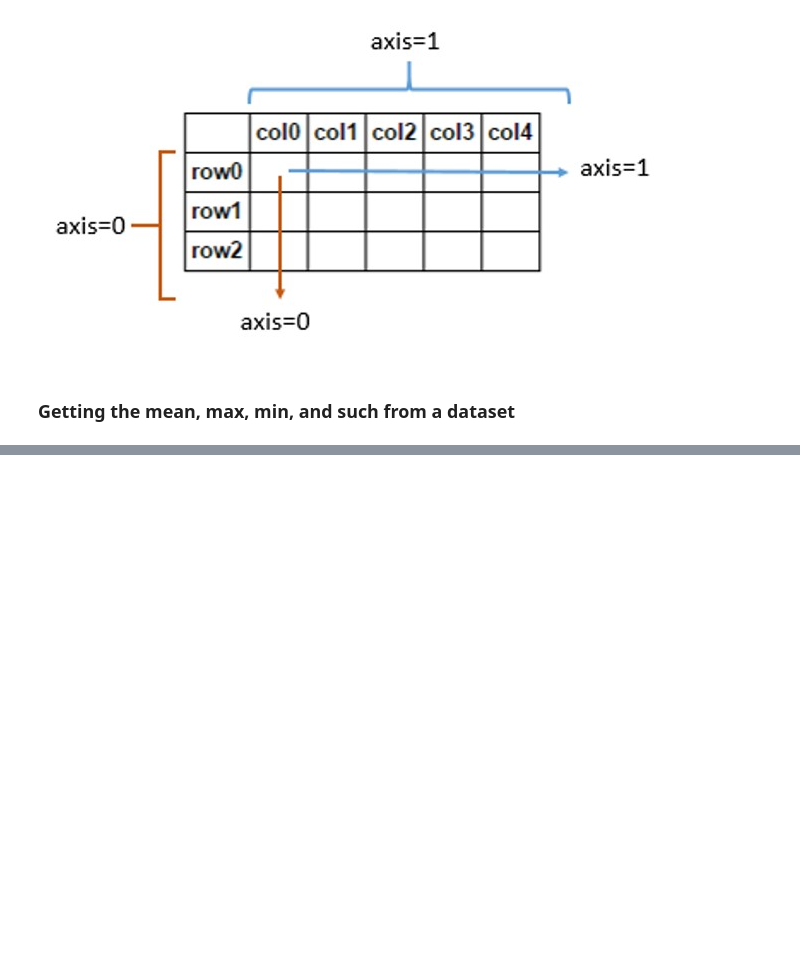
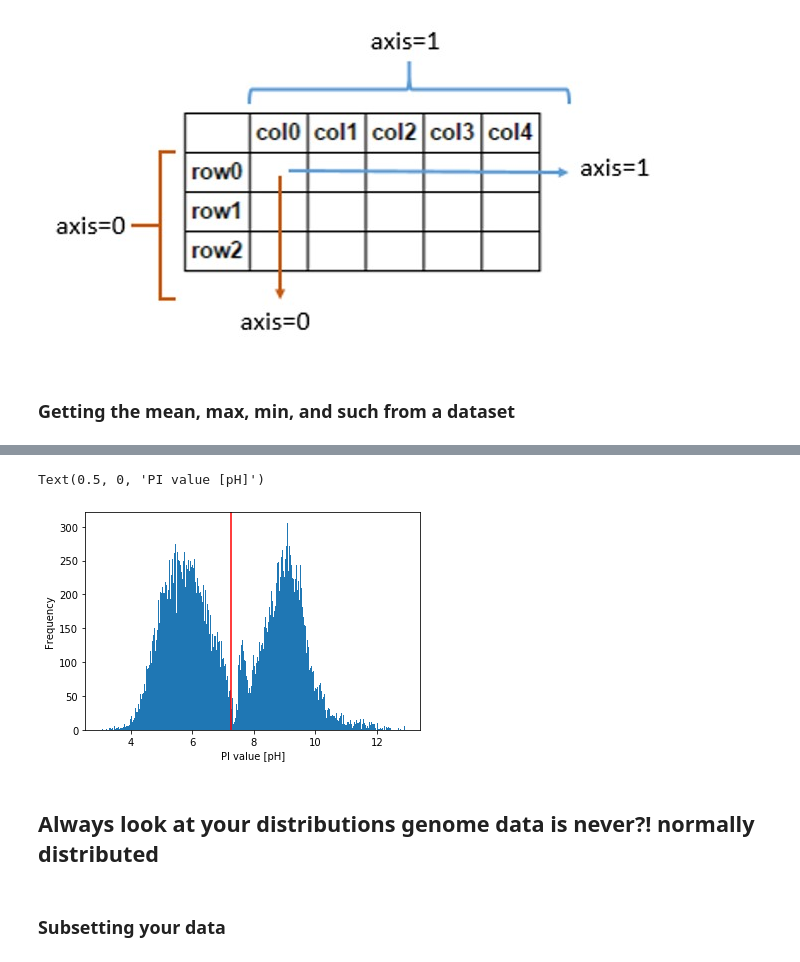
Before and after one commit to JanaSperschneider/Python_Intro_ANU_RSB, a Jupyter notebook: PythonProgramming_Session4.ipynb, the cells around one changed output, grey strips where cells are left out. Saved outputs shown, nothing was run; the diff lists cells and outputs as text; code cells hidden in the pictures; blank space fills up the shorter version.

```diff
--- a/PythonProgramming_Session4.ipynb
+++ b/PythonProgramming_Session4.ipynb
@@ -423,0 +253,12 @@ sns.jointplot(protein_length, protein_pi_values, kind='hex', color = 'g')
+# %%
+##histogram plot with horizontal line of the
+ara_df['protein_pi_value'].plot.hist(bins=500)
+plt.axvline(ara_df['protein_pi_value'].mean(), c='r')
+plt.xlabel('PI value [pH]')
+# %% [output]
+Text(0.5, 0, 'PI value [pH]')
+[figure, added]
+# %% [markdown]
+## Always look at your distributions genome data is never?! normally distributed
+# %% [markdown]
+### Subsetting your data
```
Also changed, not shown: parts of 84 cells of this notebook.
